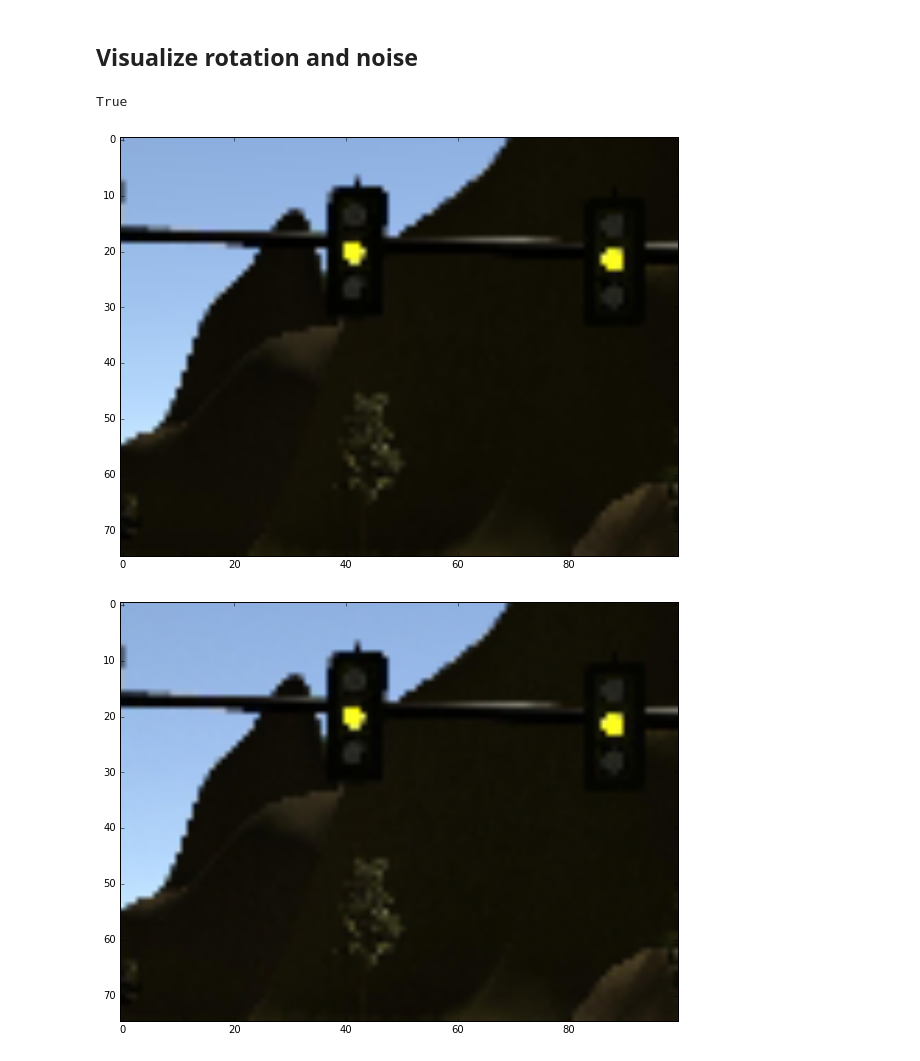
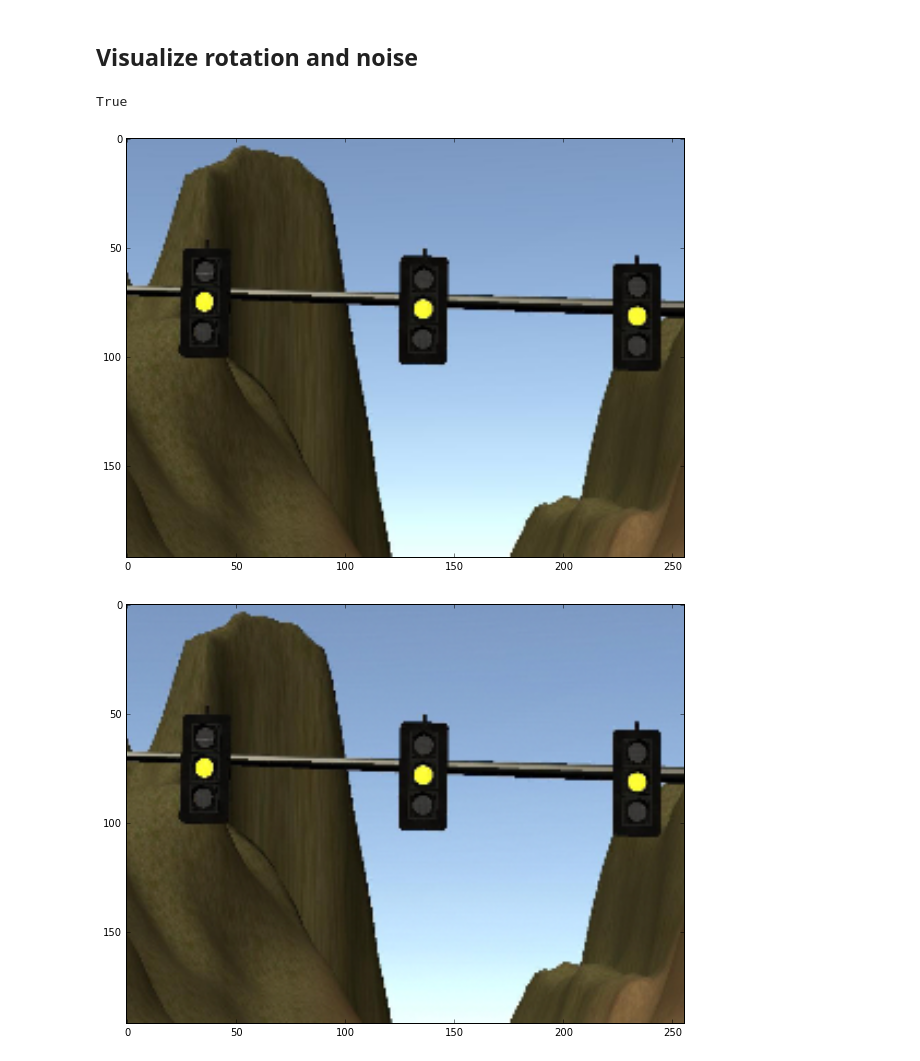
Before and after one commit to gcjyzdd/CarND-Capstone, a Jupyter notebook: prepareData.ipynb, the cells around one changed output. Saved outputs shown, nothing was run; the diff lists cells and outputs as text; code cells hidden in the pictures.

```diff
--- a/prepareData.ipynb
+++ b/prepareData.ipynb
@@ -36,9 +62,14 @@ import numpy as np
 # Visualizations will be shown in the notebook.
 %matplotlib inline
 
+width = 256
+height = int(width*0.75)
 
 a =cv2.imread(datadir + '/'+train_samples[0])
-a = cv2.resize(a,(100,75))
+Height, Width, Channels = a.shape
+print(a.shape)
+
+a = cv2.resize(a,(width,height))
 
 plt.figure(figsize=(10,10))
 plt.imshow(cv2.cvtColor(a.astype(np.uint8), cv2.COLOR_BGR2RGB))
@@ -100,26 +171,26 @@ pickle.dump( img_data, open( "img_data_tl.p", "wb" ) )
 # %%
 
 a =cv2.imread(datadir + '/'+train_samples[0])
-a = cv2.resize(a,(100,75))
+a = cv2.resize(a,(width,height))
 
 plt.figure(figsize=(10,10))
 plt.imshow(cv2.cvtColor(a.astype(np.uint8), cv2.COLOR_BGR2RGB))
 
-noise = np.random.randint(0, 3, size=(75, 100, 3))
+noise = np.random.randint(0, 3, size=(height, width, 3))
 a = a + noise
 a[a>255] = 255
 
 plt.figure(figsize=(10,10))
 plt.imshow(cv2.cvtColor(a.astype(np.uint8), cv2.COLOR_BGR2RGB))
 
 r = Image.fromarray(a.astype(np.uint8), 'RGB')
 rot = np.asarray(r.rotate(np.random.randint(0,10)-5))
 
 plt.figure(figsize=(10,10))
 plt.imshow(cv2.cvtColor(rot.astype(np.uint8), cv2.COLOR_BGR2RGB))
 
 cv2.imwrite('tmp.jpg',a)
 # %% [output]
 True
-[figure, old version]
+[figure, new version]
-[figure, old version]
+[figure, new version]
```
Also changed, not shown: parts of 11 cells of this notebook, 1 other file.
